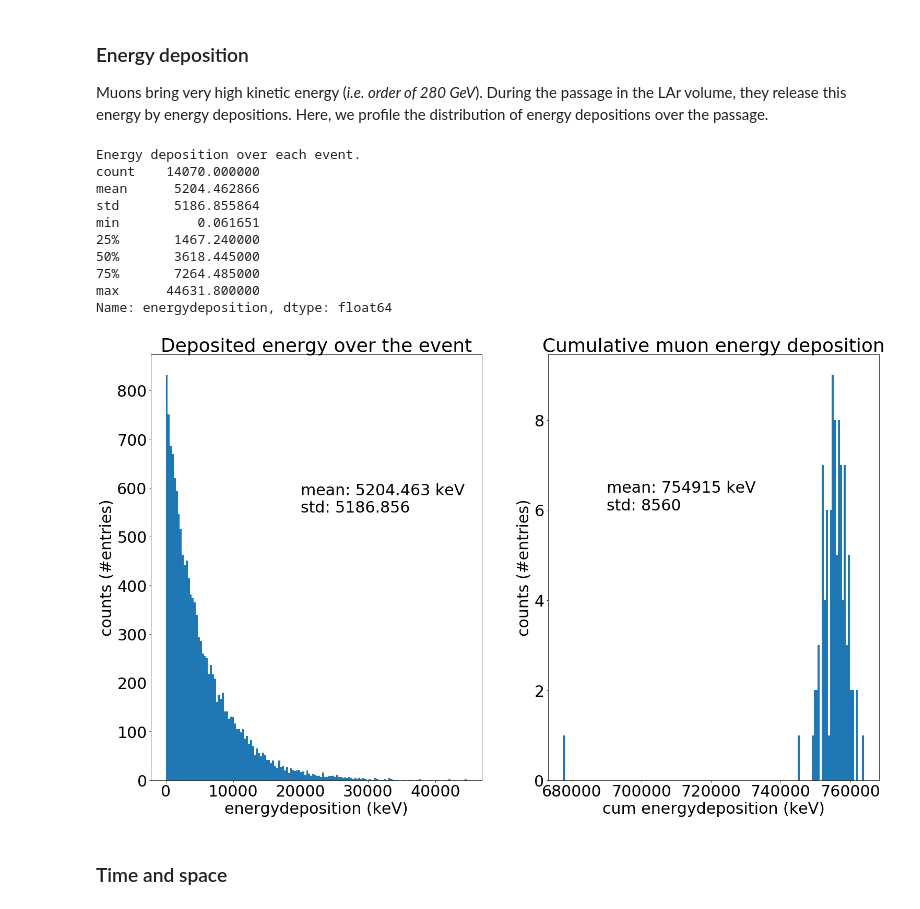
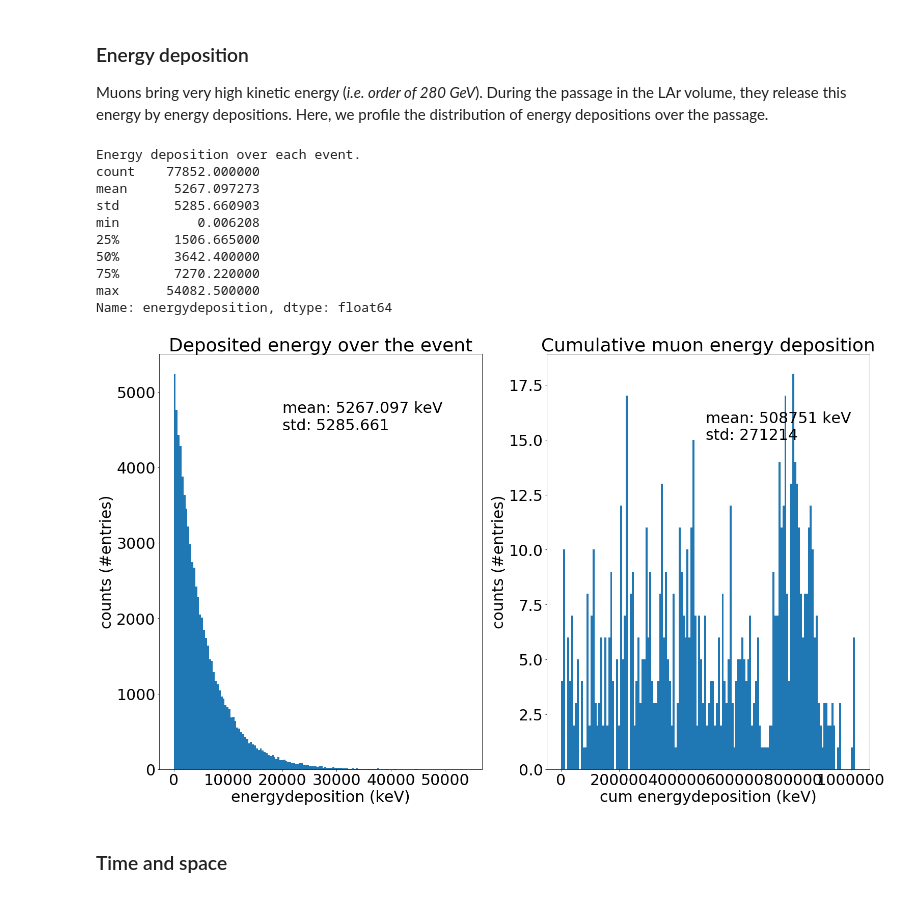
Before and after one commit to luigiberducci/ML4NP, a Jupyter notebook: Notebooks/analysis_muon_particles.ipynb, the cells around one changed output. Saved outputs shown, nothing was run; the diff lists cells and outputs as text; code cells hidden in the pictures.

```diff
--- a/Notebooks/analysis_muon_particles.ipynb
+++ b/Notebooks/analysis_muon_particles.ipynb
@@ -10,7 +12,7 @@ plt.rcParams['figure.figsize'] = [25, 15]
 plt.rcParams.update({'font.size': 30})
 
 fields = ["PID", "ParentTrackID", "energydeposition", "kineticenergy", "time", "x", "y", "z", "eventnumber", "parentnucleusPID", "creatorprocess"]
-file_path = os.path.join("..", "Data", "output123456789.csv")
+file_path = os.path.join("..", "Data", "output10000.csv")
 df = pd.read_csv(file_path, index_col=False)
 df.head()
 # %% [output]
@@ -39,38 +33,38 @@ Muons bring very high kinetic energy (*i.e. order of 280 GeV*). During the passa
 # %%
 # analyse energy deposition
 muons = df[df.PID==13]
 muon_energies = muons[muons.energydeposition>0].energydeposition
 cum_energy = muons.groupby("eventnumber").energydeposition.sum()
 stat = muon_energies.describe()                 # collect statistics
 cum_stat = cum_energy.describe()                 # collect statistics
 print("Energy deposition over each event.\n{}".format(stat))
 mean_e, std_e = stat["mean"], stat["std"]       # mean, std dev
 
 plt.subplot(1, 2, 1)
 plt.hist(muon_energies, 150)                    # plot energy distribution wt 500 bins
 plt.title("Deposited energy over the event")
 plt.xlabel("energydeposition (keV)")
 plt.ylabel("counts (#entries)")
-plt.text(20000, 550, "mean: %.3f keV\nstd: %.3f" % (mean_e, std_e))
+plt.text(20000, 4500, "mean: %.3f keV\nstd: %.3f" % (mean_e, std_e))
 plt.subplot(1, 2, 2)
 plt.hist(cum_energy.values, 150)
 plt.title("Cumulative muon energy deposition")
 plt.xlabel("cum energydeposition (keV)")
 plt.ylabel("counts (#entries)")
-plt.text(690000, 6, "mean: %d keV\nstd: %d" % (cum_stat["mean"], cum_stat["std"]))
+plt.text(500000, 15, "mean: %d keV\nstd: %d" % (cum_stat["mean"], cum_stat["std"]))
 plt.show()
 # %% [output]
 Energy deposition over each event.
-count    14070.000000
-mean      5204.462866
-std       5186.855864
-min          0.061651
-25%       1467.240000
-50%       3618.445000
-75%       7264.485000
-max      44631.800000
+count    77852.000000
+mean      5267.097273
+std       5285.660903
+min          0.006208
+25%       1506.665000
+50%       3642.400000
+75%       7270.220000
+max      54082.500000
 Name: energydeposition, dtype: float64
-[figure, old version]
+[figure, new version]
 # %% [markdown]
 ### Time and space
 # %%
```
Also changed, not shown: parts of 15 cells of this notebook, 2 other files.
